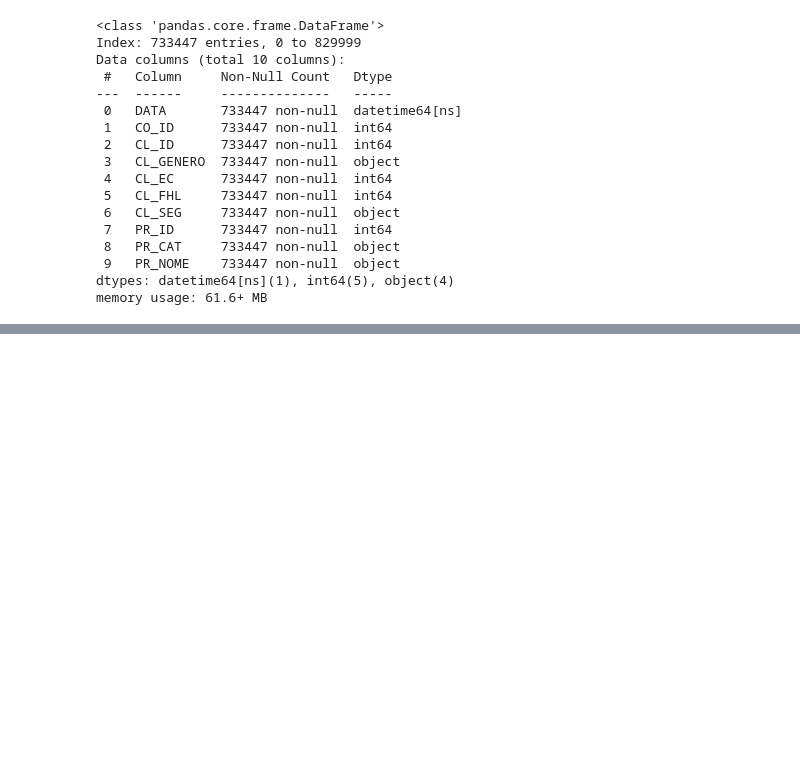
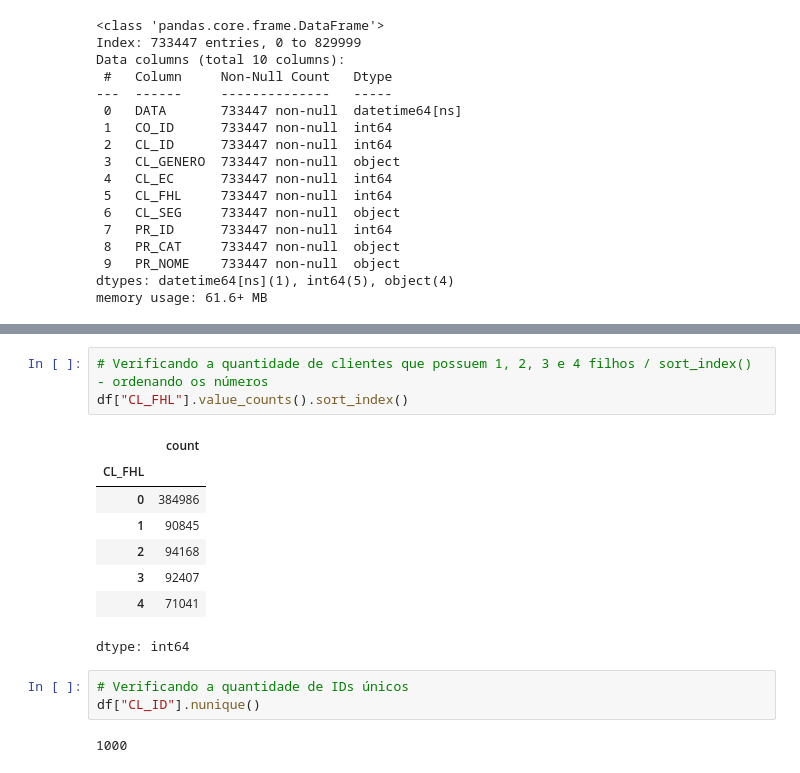
Before and after one commit to brunahariadni/Miniprojeto_Bruna_Analise_de_Dados_T6, a Jupyter notebook: Miniprojeto_Bruna_Analise_de_Dados_T6.ipynb, the cells around one changed output, grey strips where cells are left out. Saved outputs shown, nothing was run; the diff lists cells and outputs as text; blank space fills up the shorter version.

Commit message:
Estatísticas descritivas dos clientes

```diff
--- a/Miniprojeto_Bruna_Analise_de_Dados_T6.ipynb
+++ b/Miniprojeto_Bruna_Analise_de_Dados_T6.ipynb
@@ -219,0 +224,17 @@ memory usage: 61.6+ MB
+# %%
+# Verificando a quantidade de clientes que possuem 1, 2, 3 e 4 filhos / sort_index() - ordenando os números
+df["CL_FHL"].value_counts().sort_index()
+# %% [output]
+|  | count |
+| CL_FHL |  |
+| 0 | 384986 |
+| 1 | 90845 |
+| 2 | 94168 |
+| 3 | 92407 |
+| 4 | 71041 |
+dtype: int64
+# %%
+# Verificando a quantidade de IDs únicos
+df["CL_ID"].nunique()
+# %% [output]
+1000
```
Also changed, not shown: parts of 7 cells of this notebook.
